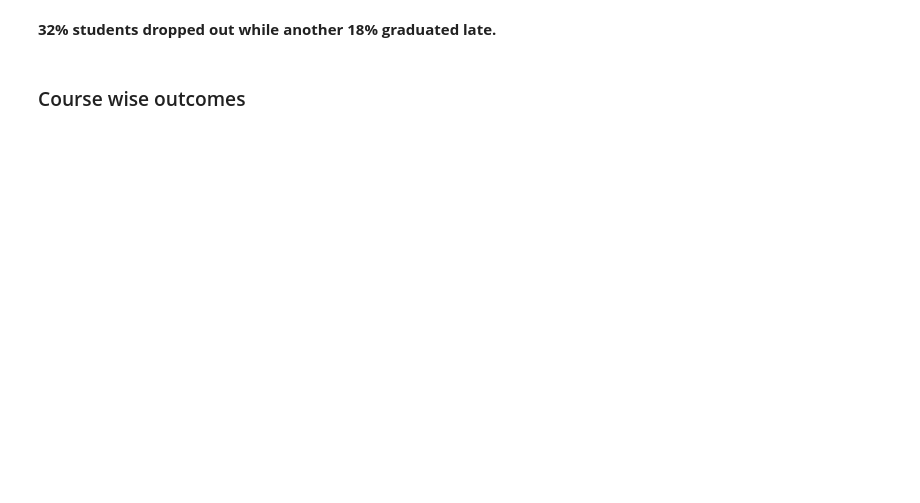
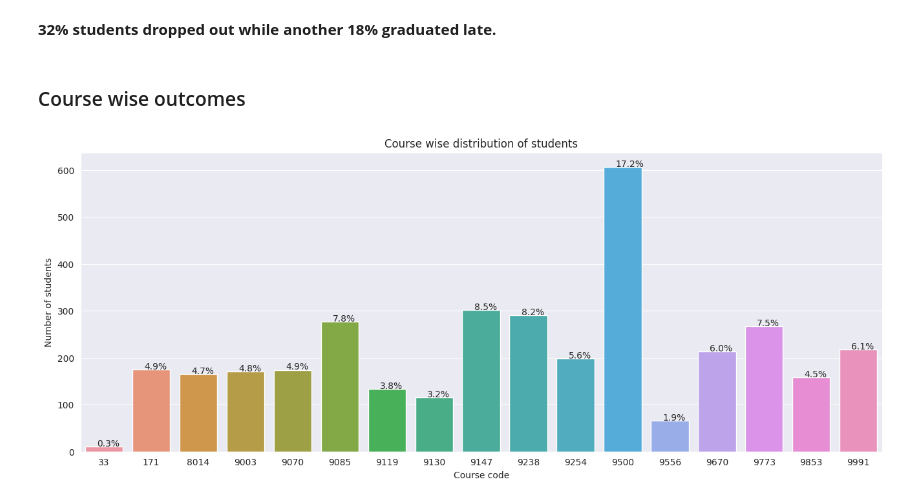
Before and after one commit to esviswajith95/enrollment_status, a Jupyter notebook: notebooks/02-esv-EDA_deep_dive.ipynb, the cells around one changed output. Cells and saved outputs as stored; diff of their text form; code cells hidden in the pictures; blank space fills up the shorter version.

```diff
--- a/notebooks/02-esv-EDA_deep_dive.ipynb
+++ b/notebooks/02-esv-EDA_deep_dive.ipynb
@@ -43,6 +46,20 @@ for p in plot.patches:
 **32% students dropped out while another 18% graduated late.**
 # %% [markdown]
 ### Course wise outcomes
+# %%
+plt.figure(figsize=(16, 6))
+fig = sns.countplot(data=train, x = "Course")
+plt.xlabel("Course code")
+plt.ylabel("Number of students")
+
+for p in fig.patches:
+    xy = (p.get_x()+0.25, p.get_height()+1)
+    fig.annotate(f"{p.get_height()*100/train.shape[0]:.1f}%", xy)
+
+plt.title("Course wise distribution of students")
+plt.show()
+# %% [output]
+[figure, added]
 # %%
 # Prepare the dataset for plotting
 course_wise_dropout = train.groupby(["Course", "Target"]).size().reset_index().rename(columns={0:"count"})
```
Also changed, not shown: parts of 66 cells of this notebook.
